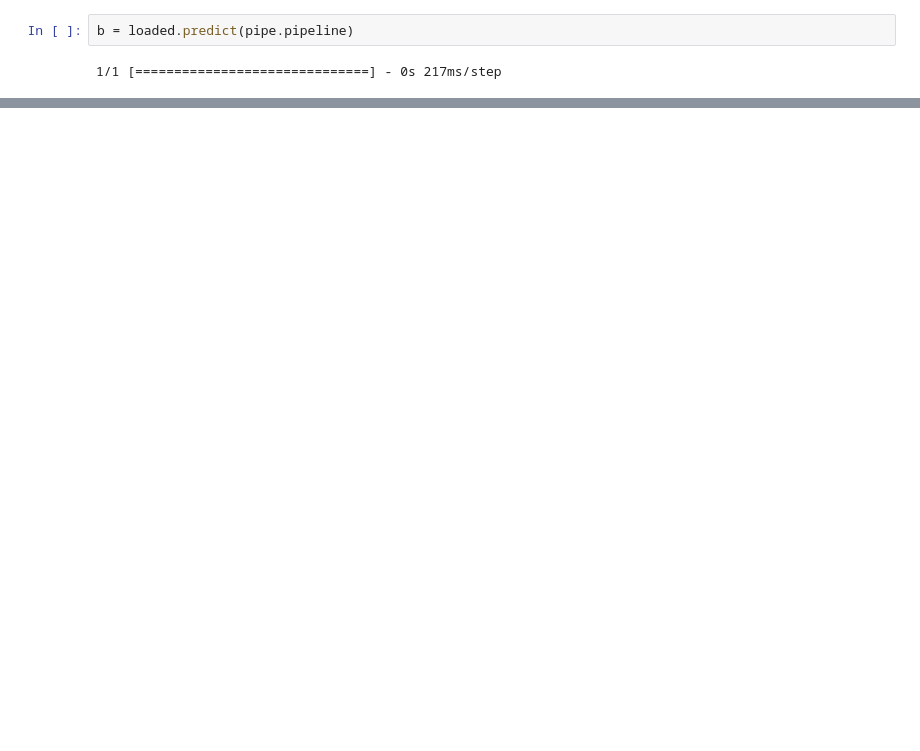
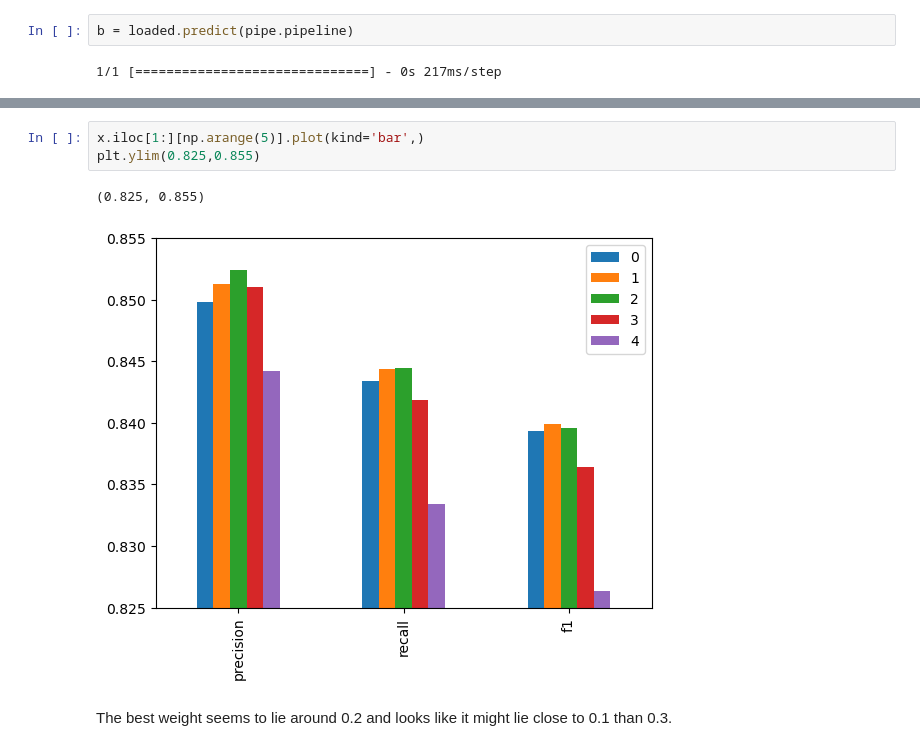
Before and after one commit to yehandineth/RCT-Structuring-model, a Jupyter notebook: experiment.ipynb, the cells around one changed output, grey strips where cells are left out. Drawn from its saved outputs; the diff is of its cells as text; blank space fills up the shorter version.

```diff
--- a/experiment.ipynb
+++ b/experiment.ipynb
@@ -90,0 +85,8 @@ array([[False, False, False, False, False],
+# %%
+x.iloc[1:][np.arange(5)].plot(kind='bar',)
+plt.ylim(0.825,0.855)
+# %% [output]
+(0.825, 0.855)
+[figure, added]
+# %% [markdown]
+The best weight seems to lie around 0.2 and looks like it might lie close to 0.1 than 0.3.
```
Also changed, not shown: parts of 28 cells of this notebook, 12 other files.
